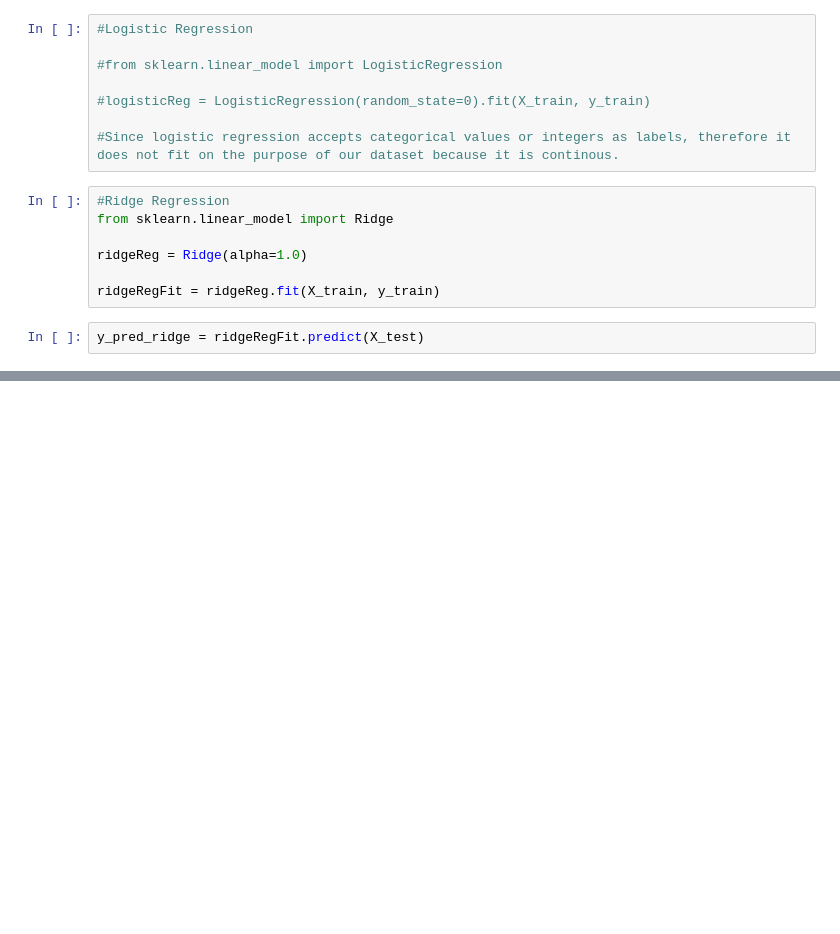
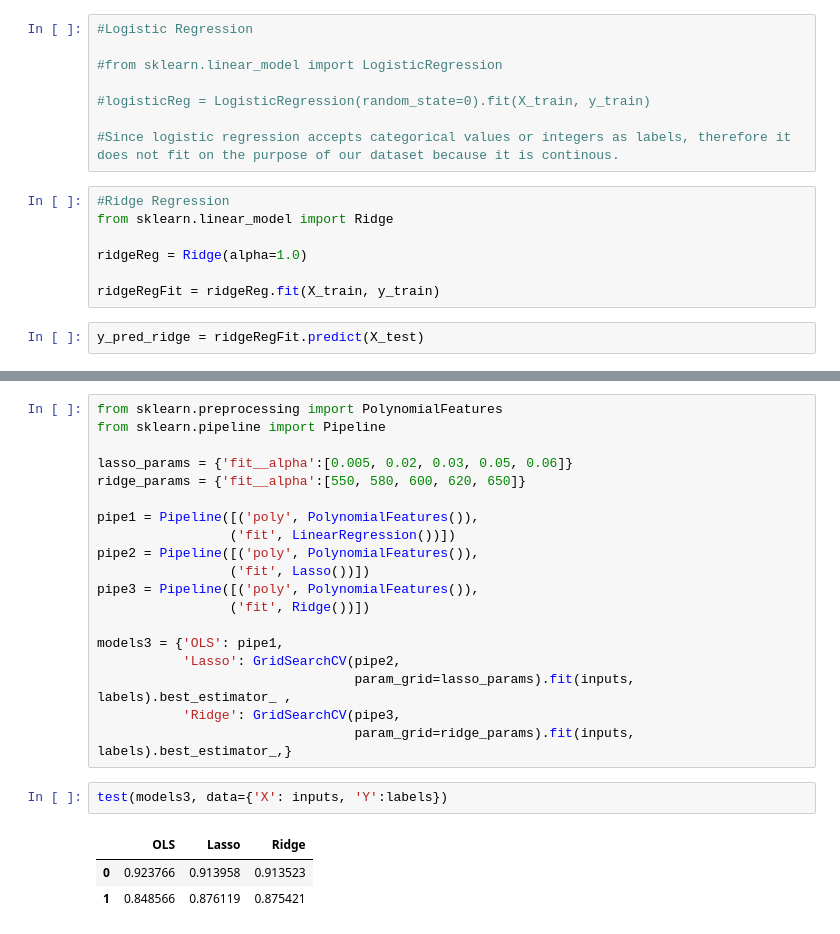
Before and after one commit to henryvo117/ftml, a Jupyter notebook: Project/exercice4.ipynb, the cells around one changed output, grey strips where cells are left out. Saved outputs shown, nothing was run; the diff lists cells and outputs as text; blank space fills up the shorter version.

```diff
--- a/Project/exercice4.ipynb
+++ b/Project/exercice4.ipynb
@@ -43,3 +106,28 @@ r2_score(y_pred_ridge, y_test)
+# %%
+from sklearn.preprocessing import PolynomialFeatures
+from sklearn.pipeline import Pipeline
+
+lasso_params = {'fit__alpha':[0.005, 0.02, 0.03, 0.05, 0.06]}
+ridge_params = {'fit__alpha':[550, 580, 600, 620, 650]}
+
+pipe1 = Pipeline([('poly', PolynomialFeatures()),
+                 ('fit', LinearRegression())])
+pipe2 = Pipeline([('poly', PolynomialFeatures()),
+                 ('fit', Lasso())])
+pipe3 = Pipeline([('poly', PolynomialFeatures()),
+                 ('fit', Ridge())])
+
+models3 = {'OLS': pipe1,
+           'Lasso': GridSearchCV(pipe2,
+                                 param_grid=lasso_params).fit(inputs, labels).best_estimator_ ,
+           'Ridge': GridSearchCV(pipe3,
+                                 param_grid=ridge_params).fit(inputs, labels).best_estimator_,}
+# %%
+test(models3, data={'X': inputs, 'Y':labels})
+# %% [output]
+|  | OLS | Lasso | Ridge |
+| 0 | 0.923766 | 0.913958 | 0.913523 |
+| 1 | 0.848566 | 0.876119 | 0.875421 |
 # %%
 #Lasso
 from sklearn import linear_model
```
Also changed, not shown: parts of 8 cells of this notebook, 2 other files.
